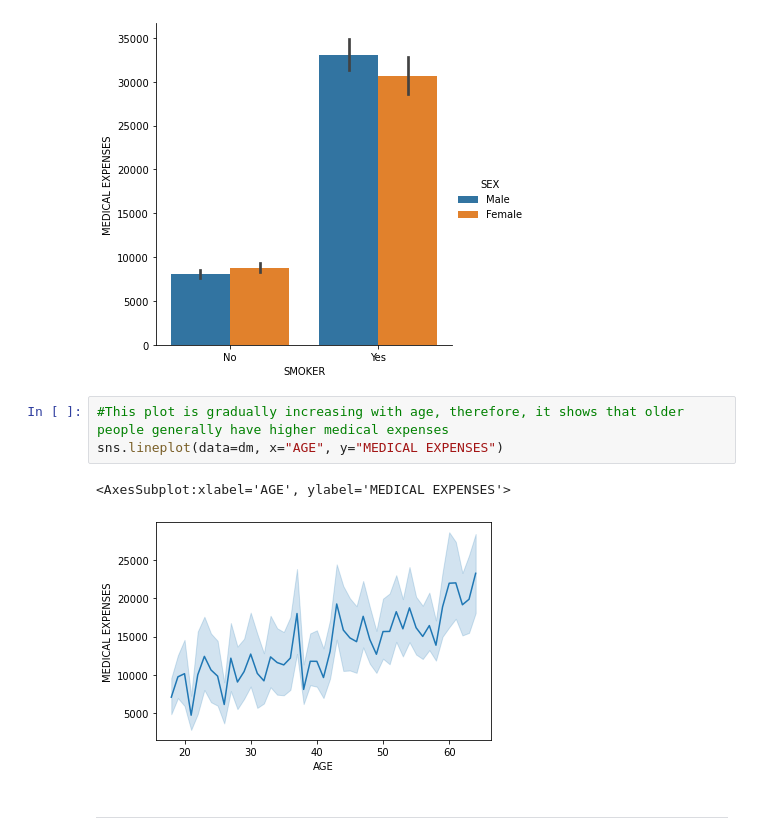
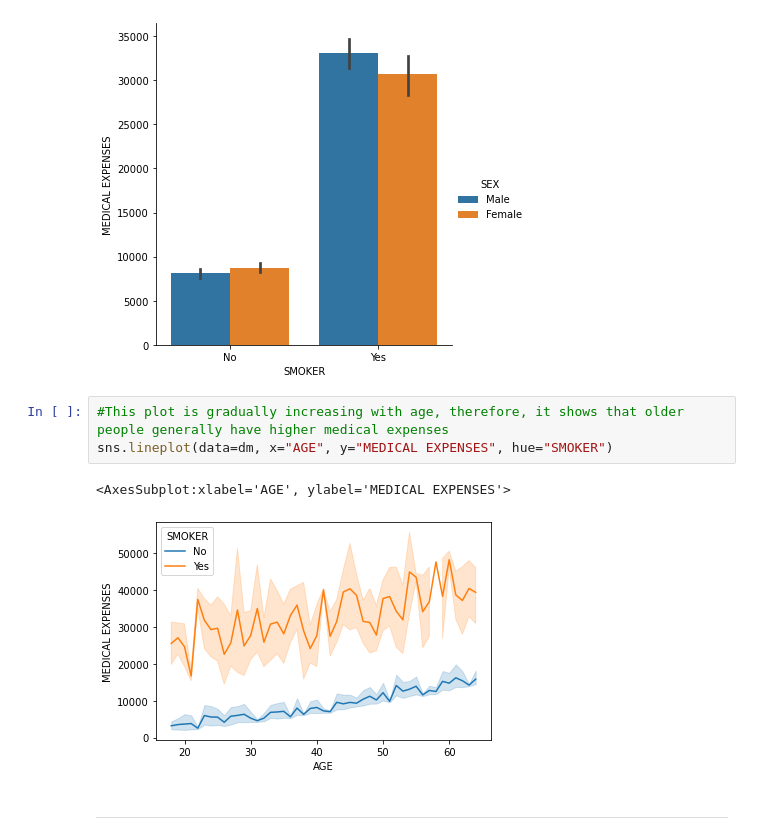
Before and after one commit to data301-2020-winter2/course-project-group_1010, a Jupyter notebook: Analysis/Analysis_KadieWert/Milestone2/EDA.ipynb, the cells around one changed output. Saved outputs shown, nothing was run; the diff lists cells and outputs as text.

```diff
--- a/Analysis/Analysis_KadieWert/Milestone2/EDA.ipynb
+++ b/Analysis/Analysis_KadieWert/Milestone2/EDA.ipynb
@@ -136,9 +136,9 @@ sns.catplot(data=dm, kind="bar", x="SMOKER", y="MEDICAL EXPENSES", hue="SEX", as
 [figure]
 # %%
 #This plot is gradually increasing with age, therefore, it shows that older people generally have higher medical expenses
-sns.lineplot(data=dm, x="AGE", y="MEDICAL EXPENSES")
+sns.lineplot(data=dm, x="AGE", y="MEDICAL EXPENSES", hue="SMOKER")
 # %% [output]
 <AxesSubplot:xlabel='AGE', ylabel='MEDICAL EXPENSES'>
-[figure, old version]
+[figure, new version]
 # %% [markdown]
 ---
```
Also changed, not shown: parts of 4 cells of this notebook, 1 other file.
